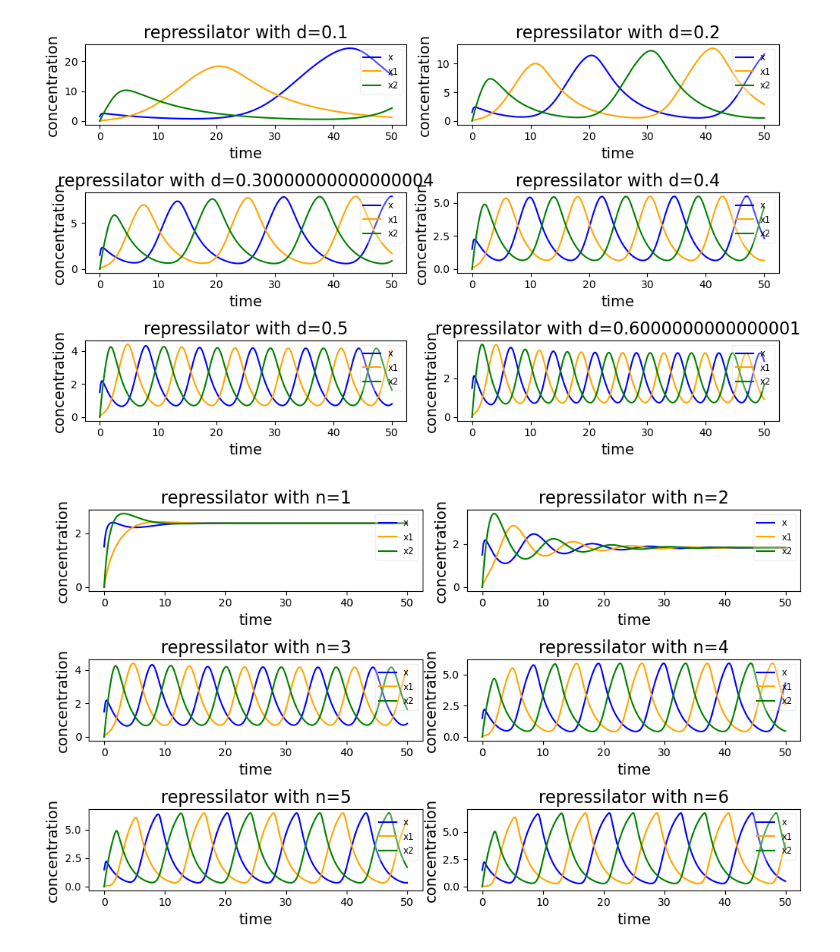
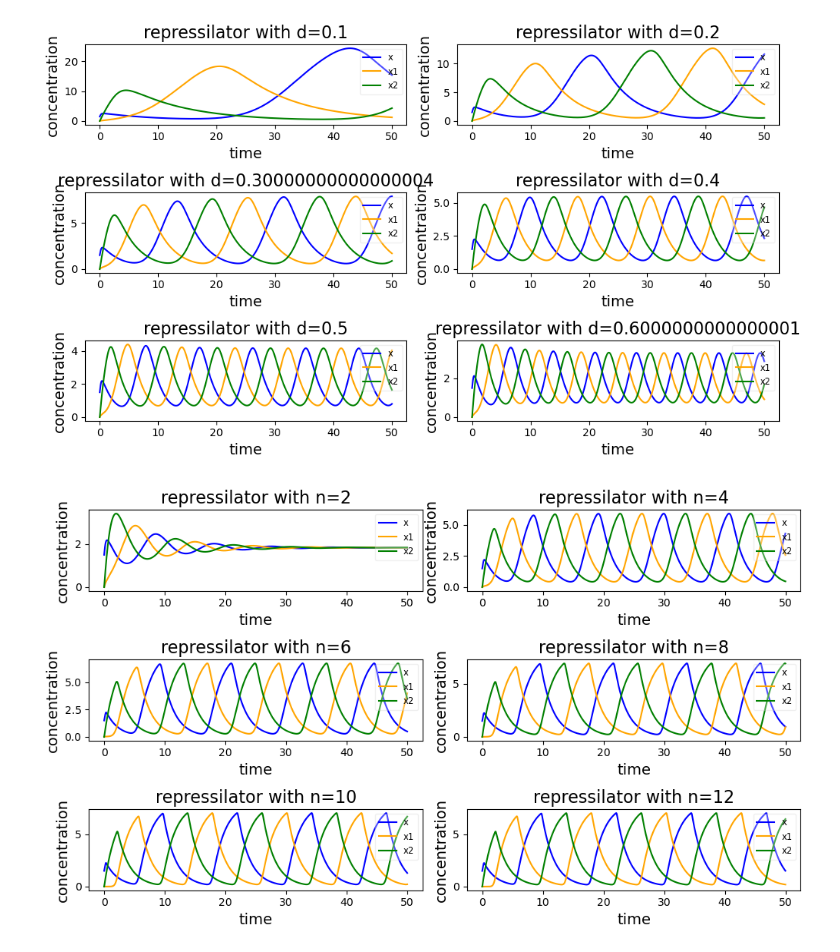
Before and after one commit to Macintosh-Yufei-Zhao/siderophore-game, a Jupyter notebook: repressilator_regulation_parameter.ipynb, the cells around one changed output. Drawn from its saved outputs; the diff is of its cells as text; code cells hidden in the pictures.

```diff
--- a/repressilator_regulation_parameter.ipynb
+++ b/repressilator_regulation_parameter.ipynb
@@ -129,31 +129,31 @@ plt.show()
 # %%
 # simulation setting
 simu_time=50
 timespan=(0,simu_time)
 z0=[1.5,0,0]
 alpha=0     # external regulation
 n=3         # hill coef
 d=0.5       # degradation
 beta=4      # hill constant
 
-
+results=ode.solve_ivp(repressilator, timespan, z0, t_eval=np.linspace(0,simu_time,simu_time*100+1), method='RK45', rtol=1e-6, atol=1e-9)
 plt.figure(figsize=(10, 6))
 for i in range(1,7):
-    n=1*i
+    n=2*i
     results[i]=ode.solve_ivp(repressilator, timespan, z0, t_eval=np.linspace(0,simu_time,simu_time*100+1), method='RK45', rtol=1e-6, atol=1e-9)
     plt.subplot(3, 2, i)
     plt.plot(results[i].t, results[i].y[0], label='x', color='blue', linestyle='-')  # 蓝色实线
     plt.plot(results[i].t, results[i].y[1], label='x1', color='orange', linestyle='-')  # 橙色虚线
     plt.plot(results[i].t, results[i].y[2], label='x2', color='green', linestyle='-')  # 绿色点划线
     plt.title('repressilator with n='+str(n), fontsize=16)
     plt.xlabel('time', fontsize=14)
     plt.ylabel('concentration', fontsize=14)
     plt.legend(loc='upper right',fontsize='small',framealpha=0.3)
 
 plt.tight_layout()
 plt.show()
 # %% [output]
-[figure, old version]
+[figure, new version]
 # %%
 # simulation setting
 simu_time=50
```
Also changed, not shown: parts of 1 cell of this notebook, 2 other files.
